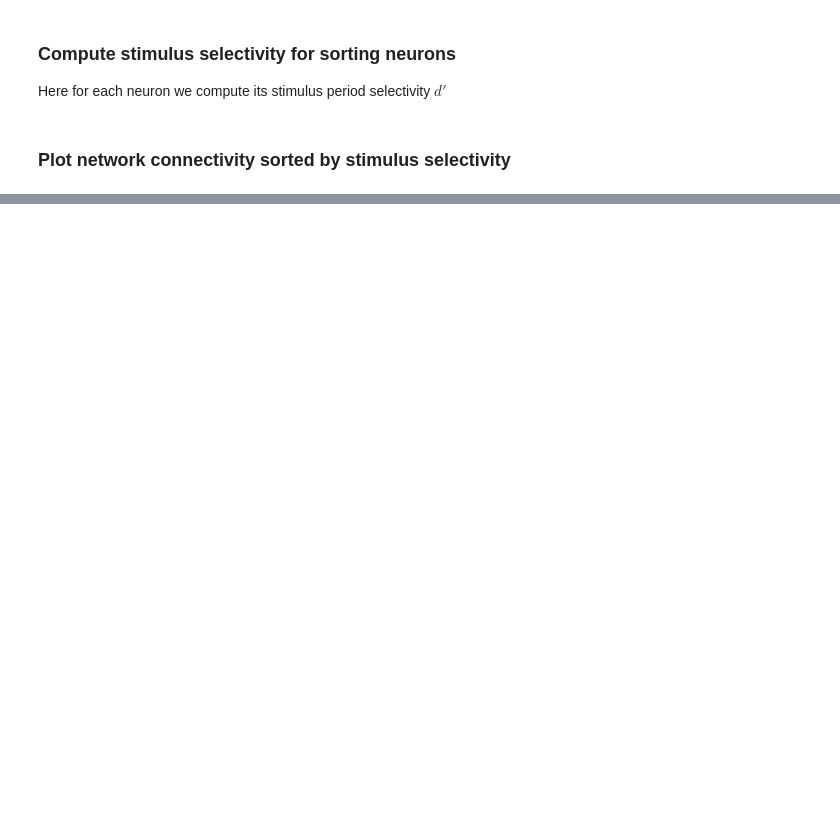
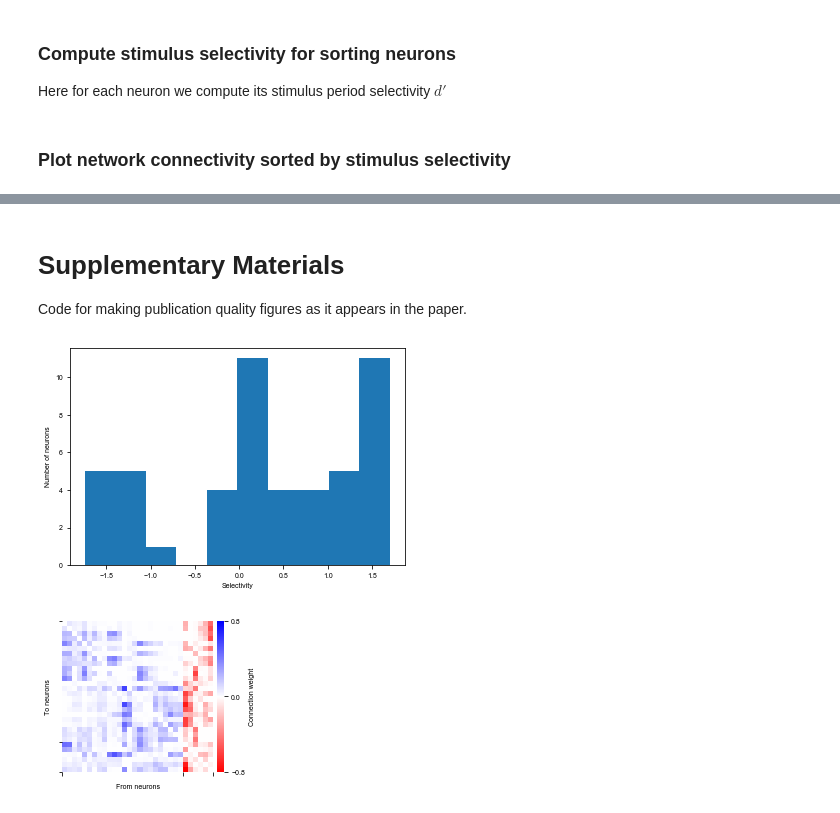
Before and after one commit to gyyang/nn-brain, a Jupyter notebook: EI_RNN.ipynb, the cells around one changed output, grey strips where cells are left out. Cells and saved outputs as stored; diff of their text form; code cells hidden in the pictures; blank space fills up the shorter version.

Commit message:
adding publication quality figures

```diff
--- a/EI_RNN.ipynb
+++ b/EI_RNN.ipynb
@@ -355,0 +356,56 @@ Text(0.5, 1.0, 'Network connectivity')
+# %% [markdown]
+# Supplementary Materials
+
+Code for making publication quality figures as it appears in the paper.
+# %%
+from mpl_toolkits.axes_grid1 import make_axes_locatable
+
+# Sort index for selectivity, separately for E and I
+ind_sort = np.concatenate((
+    np.argsort(selectivity[:e_size])[:12],
+    np.argsort(selectivity[:e_size])[-12:],
+    np.argsort(selectivity[e_size:])[:3]+e_size,
+    np.argsort(selectivity[e_size:])[-3:]+e_size))
+
+# Plot distribution of stimulus selectivity
+plt.figure()
+plt.hist(selectivity)
+plt.xlabel('Selectivity')
+plt.ylabel('Number of neurons')
+
+W = net.rnn.h2h.effective_weight().detach().numpy()
+# Sort by selectivity
+W = W[:, ind_sort][ind_sort, :]
+wlim = np.max(np.abs(W))
+
+n_neuron = len(ind_sort)
+
+fig = plt.figure(figsize=(3, 3))
+ax = fig.add_axes([0.1, 0.1, 0.75, 0.75])
+im = plt.imshow(W, cmap='bwr_r', vmin=-0.8, vmax=0.8,
+                extent=(-0.5, n_neuron-0.5, -0.5, n_neuron-0.5),
+                interpolation='nearest'
+               )
+xticks = np.array([0, 24, 30]) - 0.5
+yticks = 29 - xticks
+plt.xticks(xticks, ['', '', ''])
+plt.yticks(yticks, ['', '', ''])
+plt.xlabel('From neurons')
+plt.ylabel('To neurons')
+# plt.title('Network connectivity')
+for loc in ['left', 'right', 'top', 'bottom']:
+    ax.spines[loc].set_visible(False)
+divider = make_axes_locatable(ax)
+cax = divider.append_axes("right", size="5%", pad=0.05)
+cb = plt.colorbar(im, cax=cax, ticks=[-0.8, 0, 0.8])
+cb.set_label('Connection weight')
+cb.outline.set_linewidth(0)
+# cb.set_ticklabels(['-0.8', '', '0.8'])
+
+from pathlib import Path
+fname = Path('figures/connectivity')
+fig.savefig(fname.with_suffix('.pdf'), transparent=True)
+fig.savefig(fname.with_suffix('.png'), dpi=300)
+# %% [output]
+[figure, added]
+[figure, added]
```
Also changed, not shown: parts of 5 cells of this notebook.
